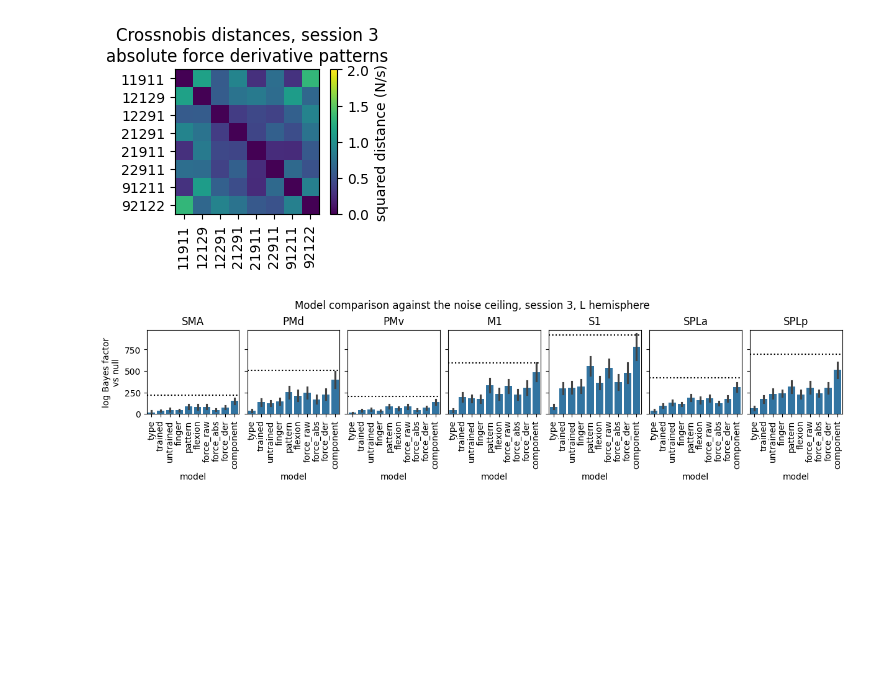
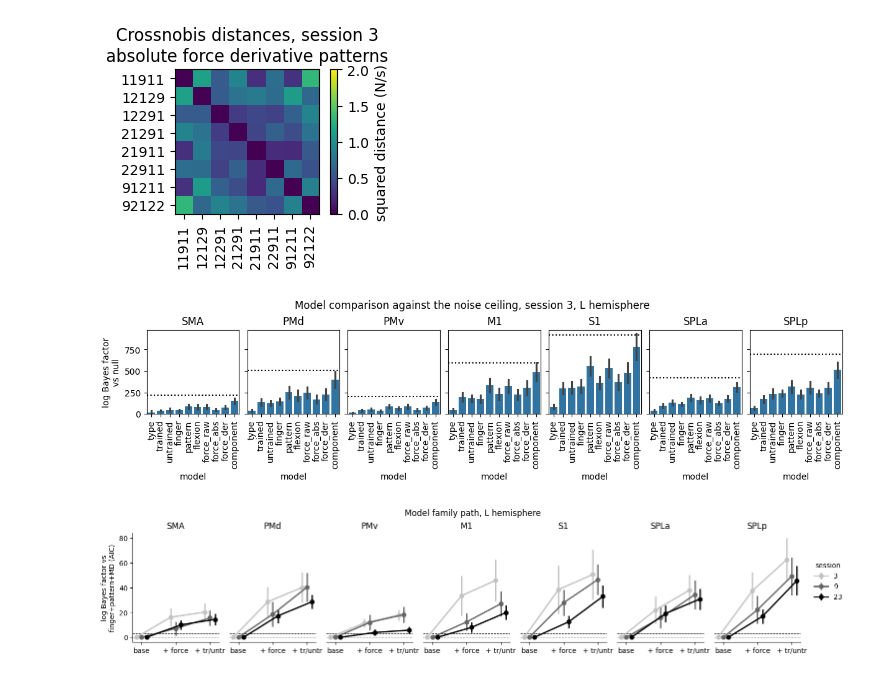
Before and after one commit to mnlmrc/EFC_learningfMRI, a Jupyter notebook: notebooks/component_model.ipynb, the cells around one changed output. Drawn from its saved outputs; the diff is of its cells as text; code cells hidden in the pictures; blank space fills up the shorter version.

```diff
--- a/notebooks/component_model.ipynb
+++ b/notebooks/component_model.ipynb
@@ -208,6 +208,26 @@ fig.suptitle(f'Model comparison against the noise ceiling, session {session}, {H
 plt.show()
 # %% [output]
 [figure]
+# %%
+# evidence along a path through the family: base -> + force -> + trained/untrained, AIC-corrected
+MF_LL = pd.read_csv(os.path.join(gl.baseDir, gl.pcmDir, f'model_family.likelihood.{atlas}.glm{glm}.tsv'), sep='\t')
+MF_LL = MF_LL[MF_LL.Hem == H]
+
+path = [MF_LL.columns[0],                                     # the base alone: first model of the family
+        'force_raw+force_abs+force_der',
+        'trained+untrained+force_raw+force_abs+force_der']
+
+fig, axs = plt.subplots(1, len(rois), sharey=True, figsize=(15, 3), constrained_layout=True)
+
+vis.plot_model_path(fig, axs, MF_LL, path, rois=rois, hue='session', labels=['base', '+ force', '+ tr/untr'])
+
+axs[0].set_ylabel(f'log Bayes factor vs\n{path[0]} (AIC)')
+fig.legend(title='session', frameon=False, loc='outside right')
+fig.suptitle(f'Model family path, {H} hemisphere')
+
+plt.show()
+# %% [output]
+[figure, added]
 # %%
 comp_model = pd.read_csv(os.path.join(gl.baseDir, gl.pcmDir, f'component_model.{atlas}.glm{glm}.tsv'), sep='\t')
 N = comp_model.sn.nunique()
```
Also changed, not shown: parts of 5 cells of this notebook, 8 other files.
